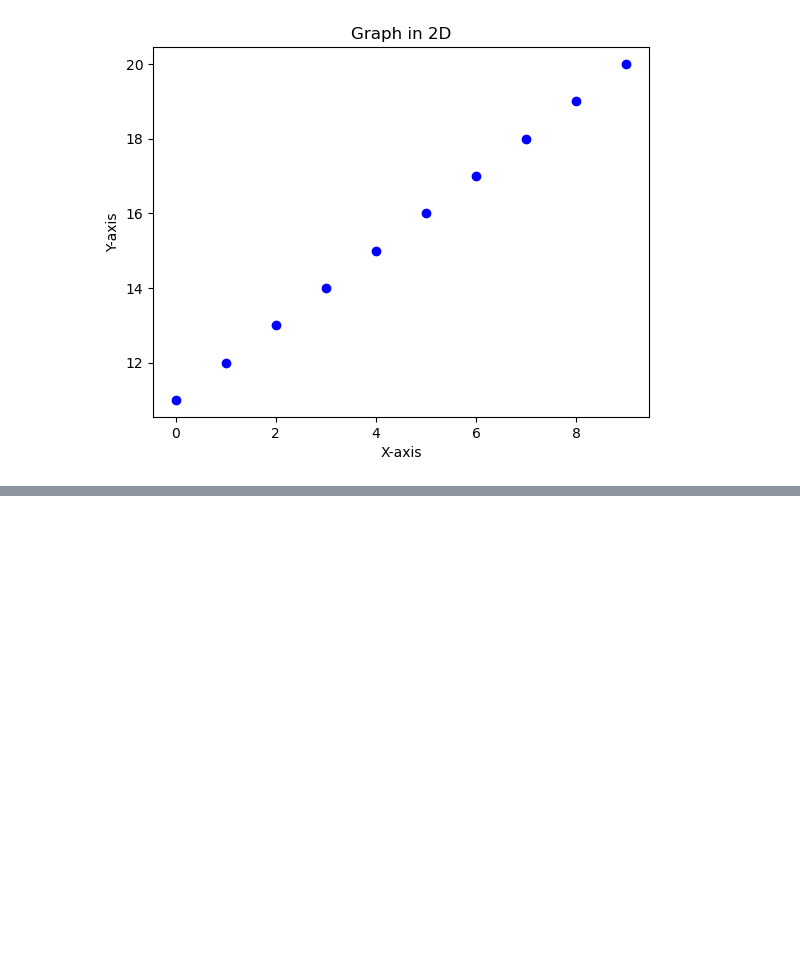
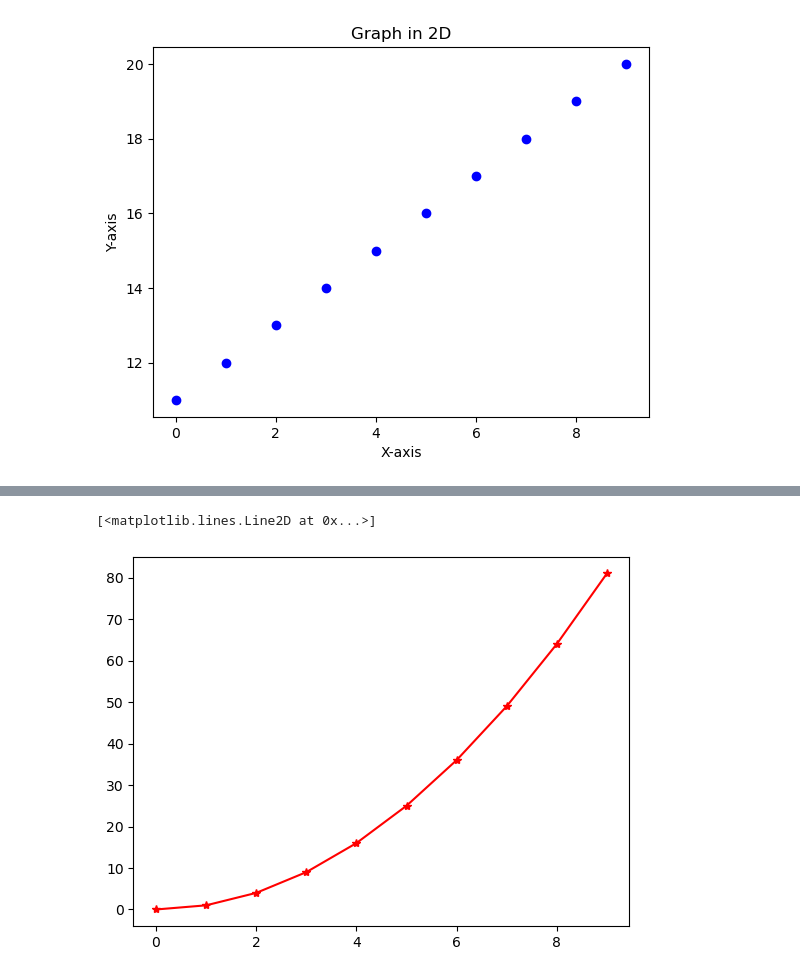
Before and after one commit to Engg-Abhinav/Python-Libraries, a Jupyter notebook: Python_Tutorial_4.ipynb, the cells around one changed output, grey strips where cells are left out. Drawn from its saved outputs; the diff is of its cells as text; code cells hidden in the pictures; blank space fills up the shorter version.

```diff
--- a/Python_Tutorial_4.ipynb
+++ b/Python_Tutorial_4.ipynb
@@ -44,0 +56,6 @@ plt plot - In this we will get lines
+# %%
+# plt.plot(x,y,'r--')
+plt.plot(x,y,'r*-')
+# %% [output]
+[<matplotlib.lines.Line2D at 0x...>]
+[figure, added]
```
Also changed, not shown: parts of 2 cells of this notebook.
